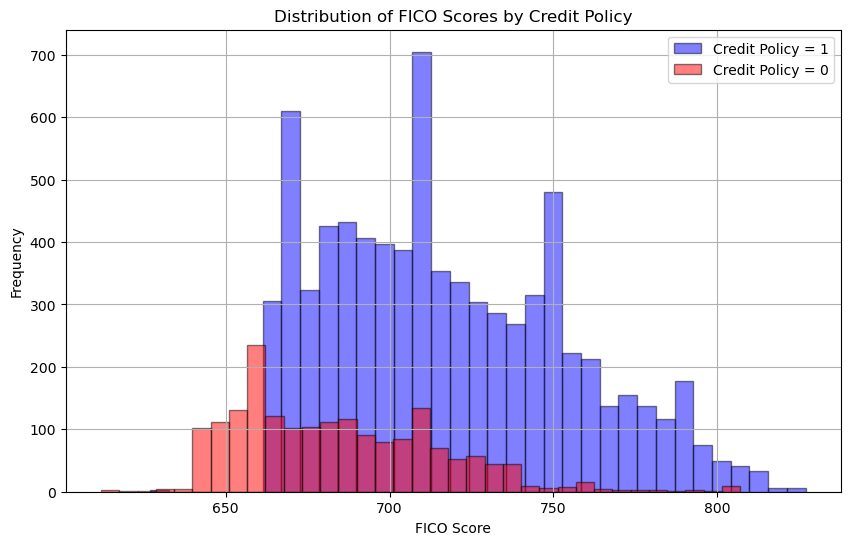
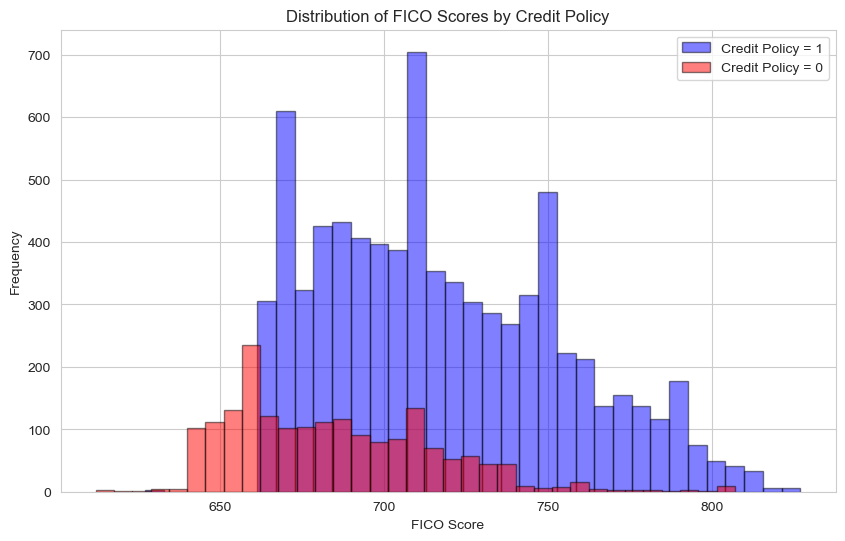
Unified diff of the notebook cell whose output changed from the first chart to the second:
--- before
+++ after
@@ -6,3 +6,3 @@
 plt.title('Distribution of FICO Scores by Credit Policy')
 plt.legend()
-plt.show()
+plt.savefig('Histogram of two fico for each credit.policy.png')

Commit: Add files via upload